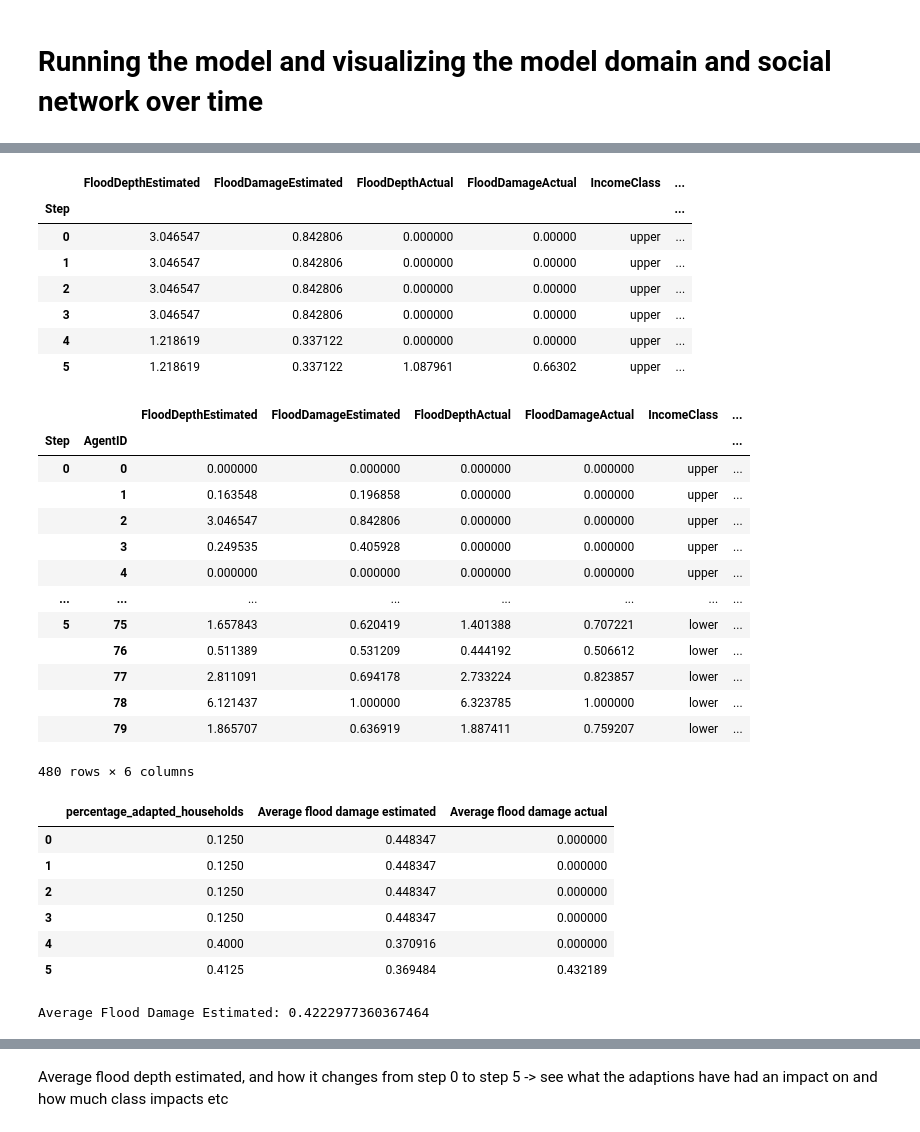
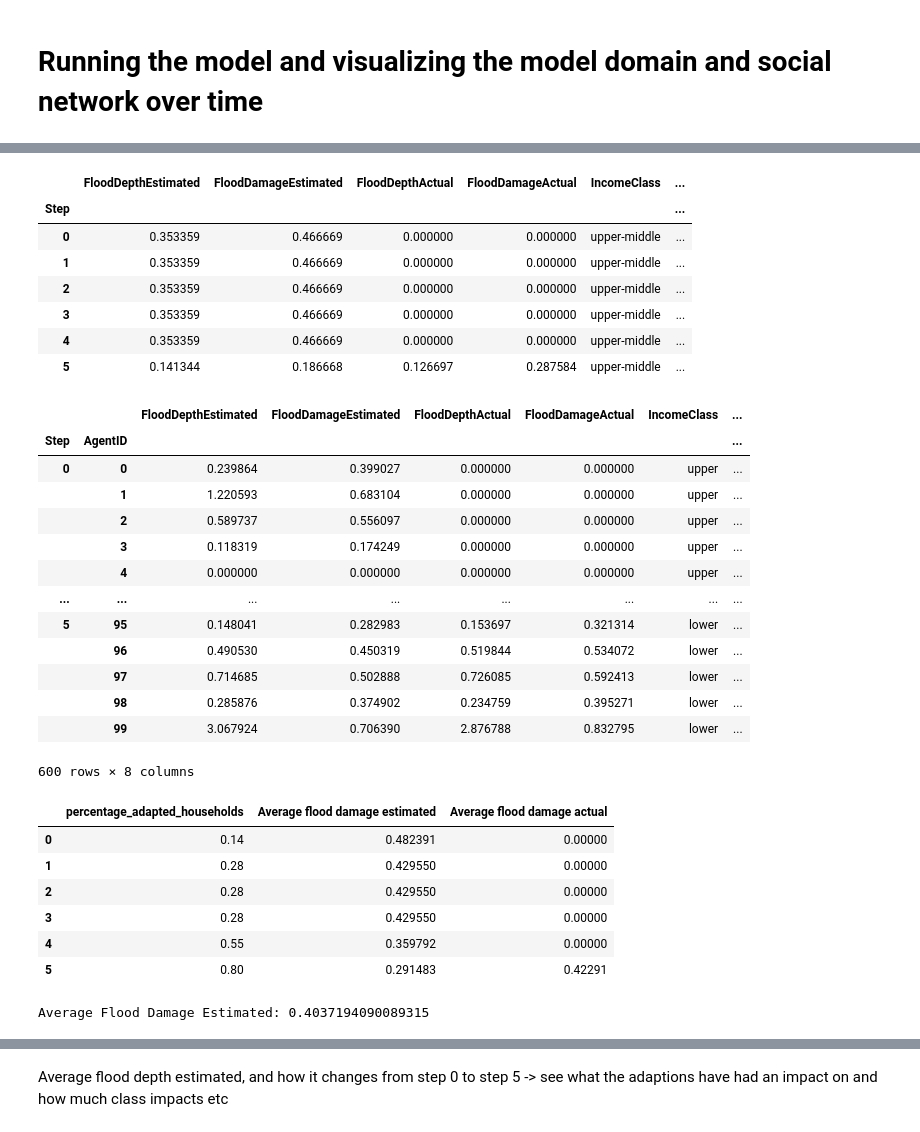
Before and after one commit to WoutervdVeen/ABM-SEN1211, a Jupyter notebook: base_model_mesa/model/demo.ipynb, the cells around one changed output, grey strips where cells are left out. Saved outputs shown, nothing was run; the diff lists cells and outputs as text; code cells hidden in the pictures.

```diff
--- a/base_model_mesa/model/demo.ipynb
+++ b/base_model_mesa/model/demo.ipynb
@@ -22,13 +22,13 @@ _This notebook was tested on 2023-11-13 with Mesa version 2.1.4 on Python 3.12.0
 # Running the model and visualizing the model domain and social network over time
 # %%
 from model import AdaptationModel
-from agents import Households
+from mesa.batchrunner import BatchRunner
 import matplotlib.pyplot as plt
 import networkx as nx
 
 
 # Initialize the Adaptation Model with 50 household agents.
-model = AdaptationModel(number_of_households=80, flood_map_choice="harvey", network="barabasi_albert") # flood_map_choice can be "harvey", "100yr", or "500yr"
+model = AdaptationModel(number_of_households=100, flood_map_choice="harvey", network="barabasi_albert", gov_action_A_sub = True, gov_action_B_awa = True,) # flood_map_choice can be "harvey", "100yr", or "500yr"
 
 # Calculate positions of nodes for the network plot.
 # The spring_layout function positions nodes using a force-directed algorithm,
@@ -75,13 +75,13 @@ for step in range(6):       #6
     #     fig, ax = plt.subplots(figsize=(7, 7))
     #     plot_network(ax, model)
     #     plt.show()
-
-    # Define the size of the overall figure and the layout of subplots (1 row, 2 columns)
-    fig, axes = plt.subplots(nrows=1, ncols=2, figsize=(15, 7)) # Adjust figsize as needed
-    # First subplot for the model domain with agents
-    model.plot_model_domain_with_agents(ax=axes[0])  # Pass the first axis to the function
-    # Second subplot for the social network
-    plot_network(axes[1], model)  # Pass the second axis to your plot_network function
-    # Show the combined plot
-    plt.show()
+    if step == 7:
+        # Define the size of the overall figure and the layout of subplots (1 row, 2 columns)
+        fig, axes = plt.subplots(nrows=1, ncols=2, figsize=(15, 7)) # Adjust figsize as needed
+        # First subplot for the model domain with agents
+        model.plot_model_domain_with_agents(ax=axes[0])  # Pass the first axis to the function
+        # Second subplot for the social network
+        plot_network(axes[1], model)  # Pass the second axis to your plot_network function
+        # Show the combined plot
+        plt.show()
 # %% [output]
@@ -96,17 +118,17 @@ for step in range(6):       #6
 # %%
 ## FINDING SPECIFIC HOUSEHOLD
 agent_data = model.datacollector.get_agent_vars_dataframe()
-specific_agent_data = agent_data.xs(2, level='AgentID')
+specific_agent_data = agent_data.xs(14, level='AgentID')
 specific_agent_data
 # %% [output]
 |  | FloodDepthEstimated | FloodDamageEstimated | FloodDepthActual | FloodDamageActual | IncomeClass | ... |
 | Step |  |  |  |  |  | ... |
-| 0 | 3.046547 | 0.842806 | 0.000000 | 0.00000 | upper | ... |
-| 1 | 3.046547 | 0.842806 | 0.000000 | 0.00000 | upper | ... |
-| 2 | 3.046547 | 0.842806 | 0.000000 | 0.00000 | upper | ... |
-| 3 | 3.046547 | 0.842806 | 0.000000 | 0.00000 | upper | ... |
-| 4 | 1.218619 | 0.337122 | 0.000000 | 0.00000 | upper | ... |
-| 5 | 1.218619 | 0.337122 | 1.087961 | 0.66302 | upper | ... |
+| 0 | 0.353359 | 0.466669 | 0.000000 | 0.000000 | upper-middle | ... |
+| 1 | 0.353359 | 0.466669 | 0.000000 | 0.000000 | upper-middle | ... |
+| 2 | 0.353359 | 0.466669 | 0.000000 | 0.000000 | upper-middle | ... |
+| 3 | 0.353359 | 0.466669 | 0.000000 | 0.000000 | upper-middle | ... |
+| 4 | 0.353359 | 0.466669 | 0.000000 | 0.000000 | upper-middle | ... |
+| 5 | 0.141344 | 0.186668 | 0.126697 | 0.287584 | upper-middle | ... |
 # %%
 ## ALL HOUSEHOLDS
 agent_data = model.datacollector.get_agent_vars_dataframe()
@@ -114,29 +136,29 @@ agent_data
 # %% [output]
 |  |  | FloodDepthEstimated | FloodDamageEstimated | FloodDepthActual | FloodDamageActual | IncomeClass | ... |
 | Step | AgentID |  |  |  |  |  | ... |
-| 0 | 0 | 0.000000 | 0.000000 | 0.000000 | 0.000000 | upper | ... |
-|  | 1 | 0.163548 | 0.196858 | 0.000000 | 0.000000 | upper | ... |
-|  | 2 | 3.046547 | 0.842806 | 0.000000 | 0.000000 | upper | ... |
-|  | 3 | 0.249535 | 0.405928 | 0.000000 | 0.000000 | upper | ... |
+| 0 | 0 | 0.239864 | 0.399027 | 0.000000 | 0.000000 | upper | ... |
+|  | 1 | 1.220593 | 0.683104 | 0.000000 | 0.000000 | upper | ... |
+|  | 2 | 0.589737 | 0.556097 | 0.000000 | 0.000000 | upper | ... |
+|  | 3 | 0.118319 | 0.174249 | 0.000000 | 0.000000 | upper | ... |
 |  | 4 | 0.000000 | 0.000000 | 0.000000 | 0.000000 | upper | ... |
 | ... | ... | ... | ... | ... | ... | ... | ... |
-| 5 | 75 | 1.657843 | 0.620419 | 1.401388 | 0.707221 | lower | ... |
-|  | 76 | 0.511389 | 0.531209 | 0.444192 | 0.506612 | lower | ... |
-|  | 77 | 2.811091 | 0.694178 | 2.733224 | 0.823857 | lower | ... |
-|  | 78 | 6.121437 | 1.000000 | 6.323785 | 1.000000 | lower | ... |
-|  | 79 | 1.865707 | 0.636919 | 1.887411 | 0.759207 | lower | ... |
+| 5 | 95 | 0.148041 | 0.282983 | 0.153697 | 0.321314 | lower | ... |
+|  | 96 | 0.490530 | 0.450319 | 0.519844 | 0.534072 | lower | ... |
+|  | 97 | 0.714685 | 0.502888 | 0.726085 | 0.592413 | lower | ... |
+|  | 98 | 0.285876 | 0.374902 | 0.234759 | 0.395271 | lower | ... |
+|  | 99 | 3.067924 | 0.706390 | 2.876788 | 0.832795 | lower | ... |
-480 rows × 6 columns
+600 rows × 8 columns
 # %%
 model_data = model.datacollector.get_model_vars_dataframe()
 model_data
 # %% [output]
 |  | percentage_adapted_households | Average flood damage estimated | Average flood damage actual |
-| 0 | 0.1250 | 0.448347 | 0.000000 |
-| 1 | 0.1250 | 0.448347 | 0.000000 |
-| 2 | 0.1250 | 0.448347 | 0.000000 |
-| 3 | 0.1250 | 0.448347 | 0.000000 |
-| 4 | 0.4000 | 0.370916 | 0.000000 |
-| 5 | 0.4125 | 0.369484 | 0.432189 |
+| 0 | 0.14 | 0.482391 | 0.00000 |
+| 1 | 0.28 | 0.429550 | 0.00000 |
+| 2 | 0.28 | 0.429550 | 0.00000 |
+| 3 | 0.28 | 0.429550 | 0.00000 |
+| 4 | 0.55 | 0.359792 | 0.00000 |
+| 5 | 0.80 | 0.291483 | 0.42291 |
 # %%
 ## PRINTING AVERAGE FLOOD DAMAGES
 
@@ -148,7 +170,7 @@ if 'FloodDamageEstimated' in agent_data.columns:
 else:
     print("'FloodDamageEstimated' column not found in the data.")
 # %% [output]
-Average Flood Damage Estimated: 0.4222977360367464
+Average Flood Damage Estimated: 0.4037194090089315
 # %%
 model_data = model.datacollector.get_model_vars_dataframe()
 model_data
```
Also changed, not shown: parts of 5 cells of this notebook, 3 other files.
